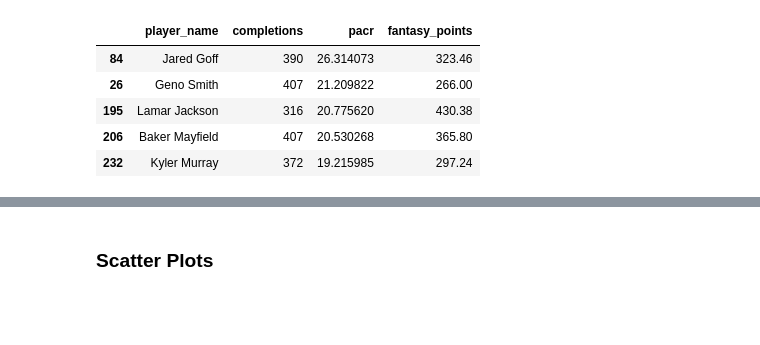
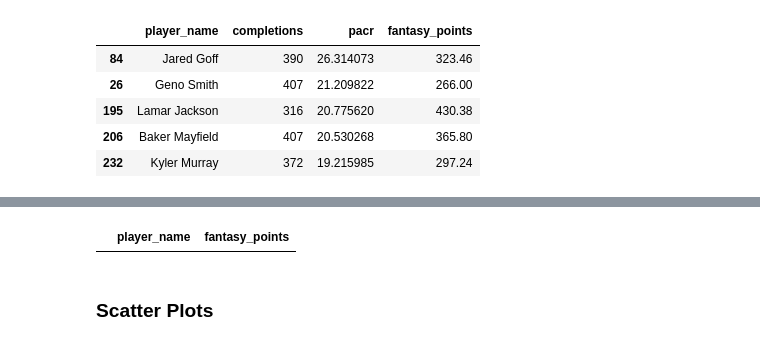
Before and after one commit to otherwiseevan/Fantasy-Football, a Jupyter notebook: FootballAnalytics.ipynb, the cells around one changed output, grey strips where cells are left out. Saved outputs shown, nothing was run; the diff lists cells and outputs as text; code cells hidden in the pictures; blank space fills up the shorter version.

```diff
--- a/FootballAnalytics.ipynb
+++ b/FootballAnalytics.ipynb
@@ -175,3 +234,8 @@ Season_2024.sort_values(by='pacr',ascending=False).head()[['player_name','comple
+# %%
+d['RB'].sort_values(by='fantasy_points',ascending=False)[['player_name','fantasy_points']].head(10)
+d['TE'].sort_values(by='fantasy_points',ascending=False)[['player_name','fantasy_points']].head(10)
+# %% [output]
+|  | player_name | fantasy_points |
 # %% [markdown]
 ### Scatter Plots
 # %%
```
Also changed, not shown: parts of 6 cells of this notebook.
